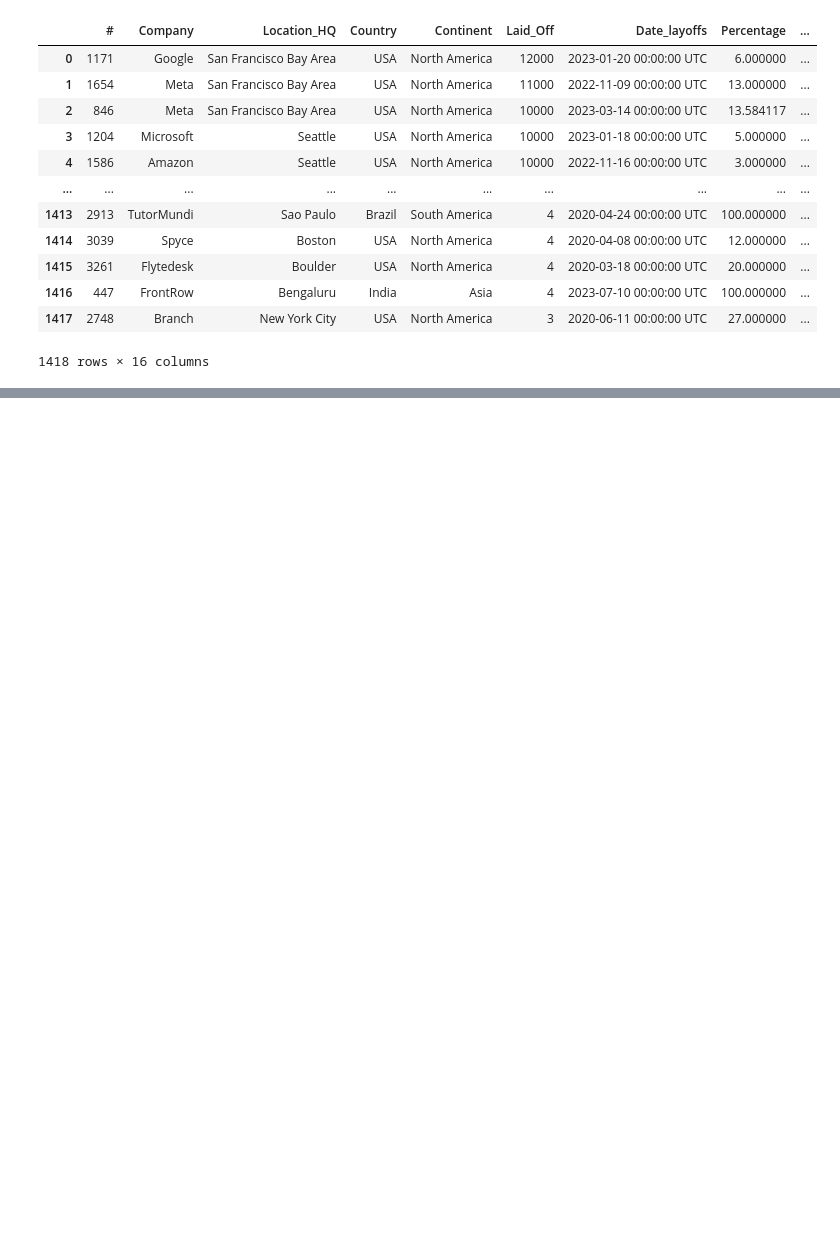
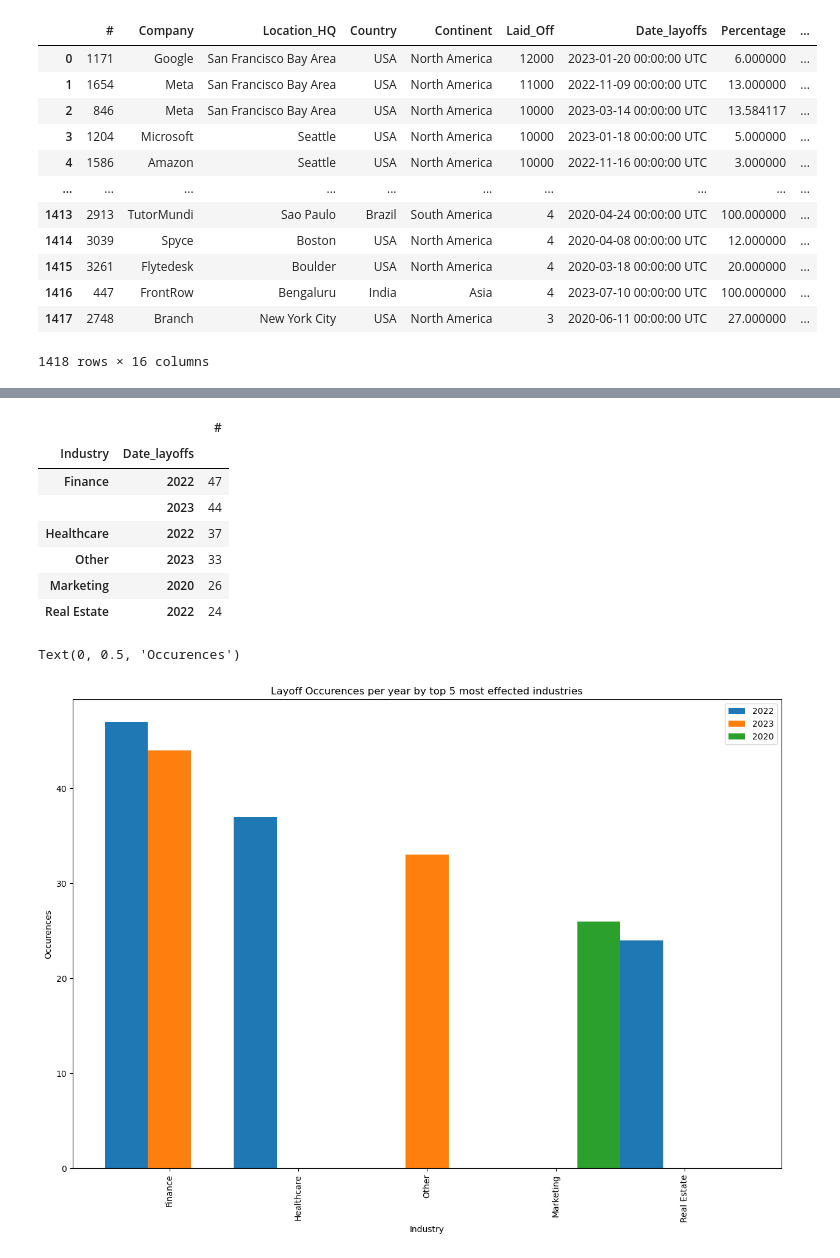
Before and after one commit to cschneggenburger/group-2-project-1, a Jupyter notebook: Big_Tech_Layoffs_Cody.ipynb, the cells around one changed output, grey strips where cells are left out. Saved outputs shown, nothing was run; the diff lists cells and outputs as text; code cells hidden in the pictures; blank space fills up the shorter version.

```diff
--- a/Big_Tech_Layoffs_Cody.ipynb
+++ b/Big_Tech_Layoffs_Cody.ipynb
@@ -156,0 +183,24 @@ Text(0, 0.5, 'Number of laid off employees')
+# %%
+industry_occurences_df = df_a.groupby(['Industry', 'Date_layoffs']).count()
+industry_occurences_df = df_a.groupby(['Industry', df_a["Date_layoffs"].dt.year]).count()
+industry_occurences_df = pd.DataFrame(industry_occurences_df['#']).sort_values(by='#', ascending=False).head(6)
+display(industry_occurences_df)
+
+occur_bar_chart = industry_occurences_df.unstack().plot(kind='bar', figsize=(15,10), width=1)
+leg=plt.legend()
+leg.get_texts()[0].set_text('2022')
+leg.get_texts()[1].set_text('2023')
+leg.get_texts()[2].set_text('2020')
+plt.title('Layoff Occurences per year by top 5 most effected industries')
+plt.ylabel('Occurences')
+# %% [output]
+|  |  | # |
+| Industry | Date_layoffs |  |
+| Finance | 2022 | 47 |
+|  | 2023 | 44 |
+| Healthcare | 2022 | 37 |
+| Other | 2023 | 33 |
+| Marketing | 2020 | 26 |
+| Real Estate | 2022 | 24 |
+Text(0, 0.5, 'Occurences')
+[figure, added]
```
Also changed, not shown: parts of 12 cells of this notebook.
